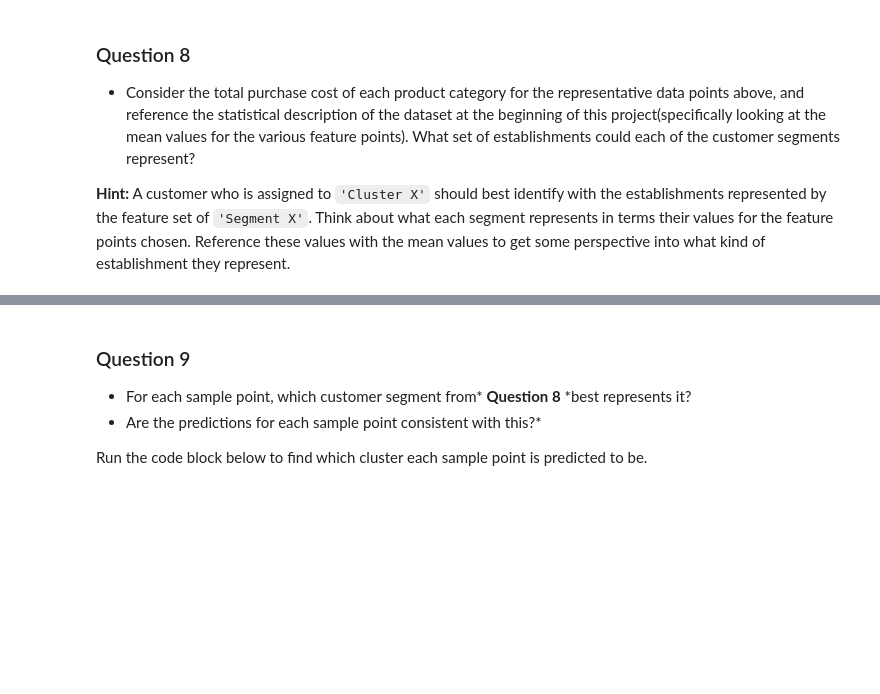
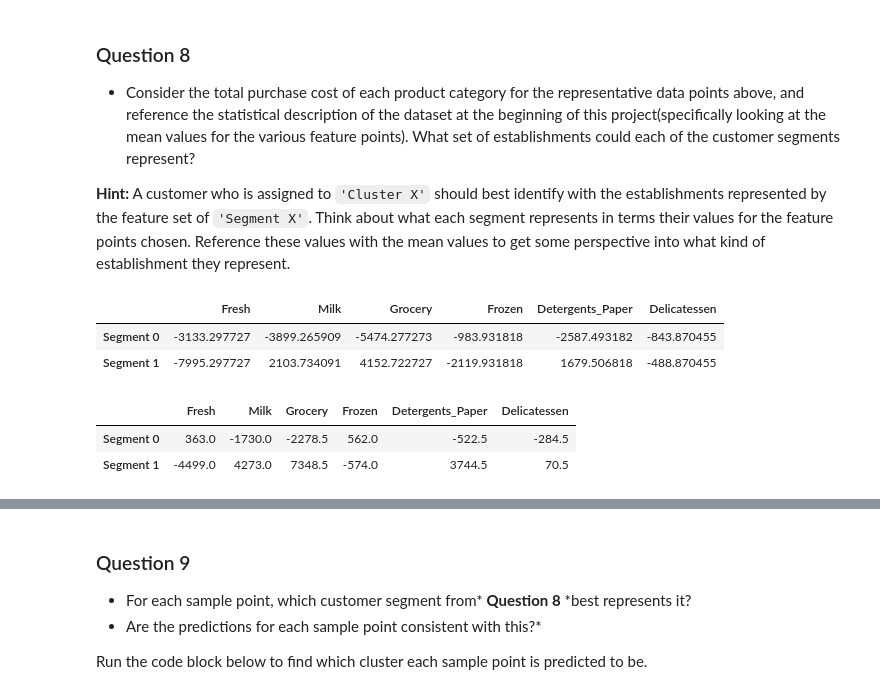
Before and after one commit to raagpa/customer_segment, a Jupyter notebook: customer_segments.ipynb, the cells around one changed output, grey strips where cells are left out. Cells and saved outputs as stored; diff of their text form; code cells hidden in the pictures; blank space fills up the shorter version.

```diff
--- a/customer_segments.ipynb
+++ b/customer_segments.ipynb
@@ -556,3 +574,13 @@ display(true_centers)
 * Consider the total purchase cost of each product category for the representative data points above, and reference the statistical description of the dataset at the beginning of this project(specifically looking at the mean values for the various feature points). What set of establishments could each of the customer segments represent?
 
 **Hint:** A customer who is assigned to `'Cluster X'` should best identify with the establishments represented by the feature set of `'Segment X'`. Think about what each segment represents in terms their values for the feature points chosen. Reference these values with the mean values to get some perspective into what kind of establishment they represent.
+# %%
+display(true_centers - data.mean())
+display(true_centers - data.median())
+# %% [output]
+|  | Fresh | Milk | Grocery | Frozen | Detergents_Paper | Delicatessen |
+| Segment 0 | -3133.297727 | -3899.265909 | -5474.277273 | -983.931818 | -2587.493182 | -843.870455 |
+| Segment 1 | -7995.297727 | 2103.734091 | 4152.722727 | -2119.931818 | 1679.506818 | -488.870455 |
+|  | Fresh | Milk | Grocery | Frozen | Detergents_Paper | Delicatessen |
+| Segment 0 | 363.0 | -1730.0 | -2278.5 | 562.0 | -522.5 | -284.5 |
+| Segment 1 | -4499.0 | 4273.0 | 7348.5 | -574.0 | 3744.5 | 70.5 |
```
Also changed, not shown: parts of 18 cells of this notebook.
